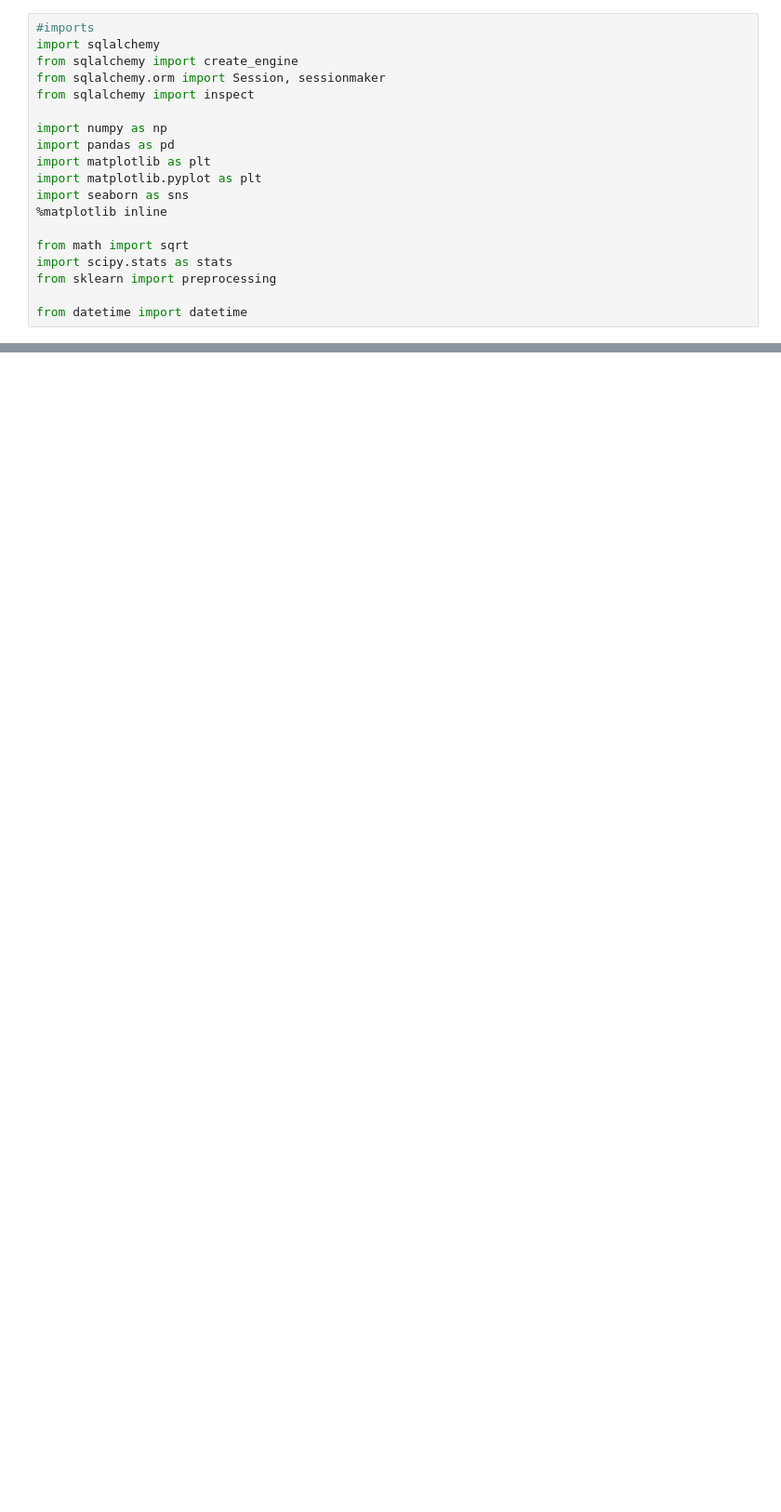
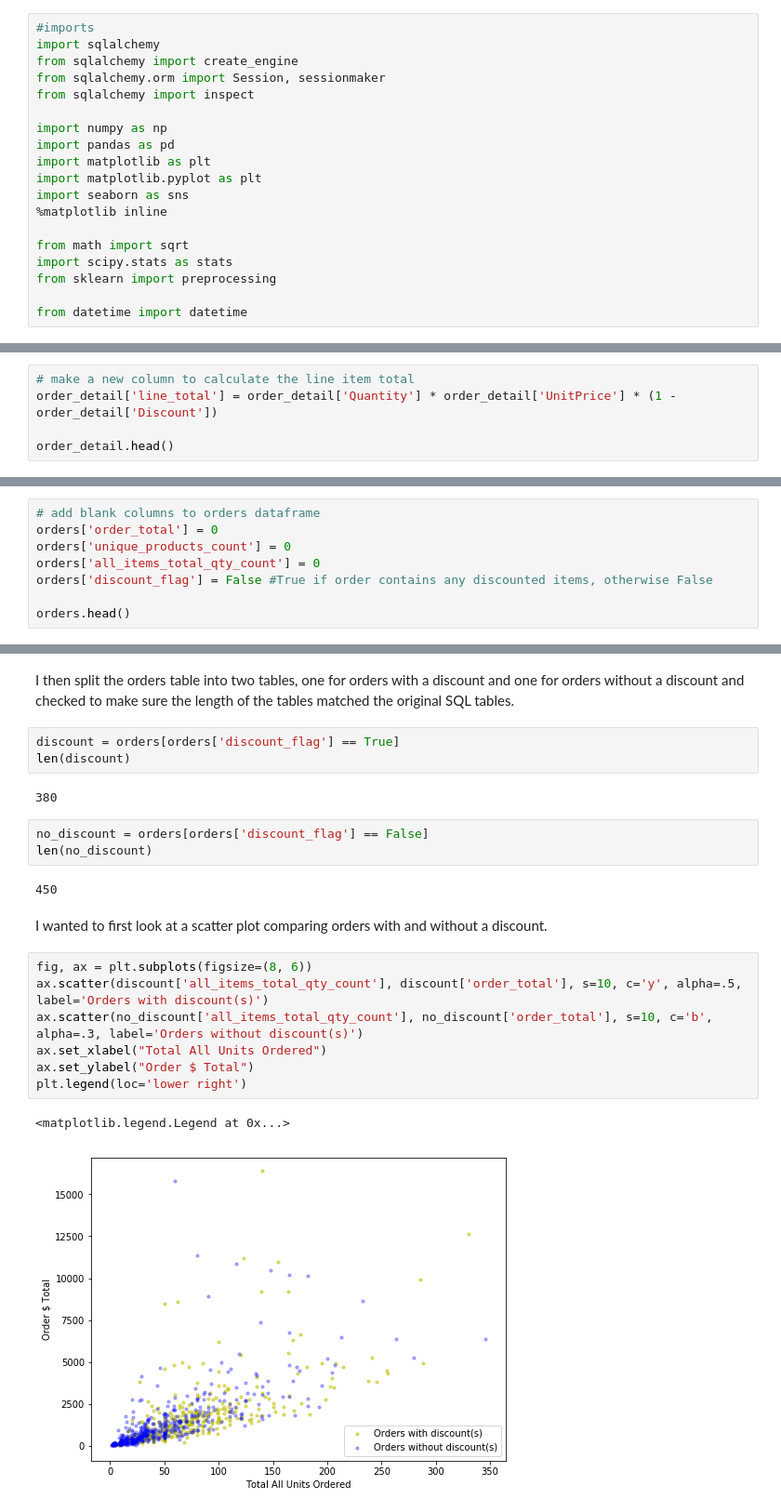
Before and after one commit to giorosati/dsc-2-final-project-online-ds-pt-100118, a Jupyter notebook: northwind_v3.ipynb, the cells around one changed output, grey strips where cells are left out. Shown at 93% size. Saved outputs shown, nothing was run; the diff lists cells and outputs as text; blank space fills up the shorter version.

```diff
--- a/northwind_v3.ipynb
+++ b/northwind_v3.ipynb
@@ -34,0 +185,5 @@ session = Session()
+# %%
+# make a new column to calculate the line item total
+order_detail['line_total'] = order_detail['Quantity'] * order_detail['UnitPrice'] * (1 - order_detail['Discount'])
+
+order_detail.head()
@@ -34,0 +276,8 @@ session = Session()
+# %%
+# add blank columns to orders dataframe
+orders['order_total'] = 0
+orders['unique_products_count'] = 0
+orders['all_items_total_qty_count'] = 0
+orders['discount_flag'] = False #True if order contains any discounted items, otherwise False
+
+orders.head()
@@ -34,0 +335,24 @@ session = Session()
+# %% [markdown]
+I then split the orders table into two tables, one for orders with a discount and one for orders without a discount and checked to make sure the length of the tables matched the original SQL tables.
+# %%
+discount = orders[orders['discount_flag'] == True]
+len(discount)
+# %% [output]
+380
+# %%
+no_discount = orders[orders['discount_flag'] == False]
+len(no_discount)
+# %% [output]
+450
+# %% [markdown]
+I wanted to first look at a scatter plot comparing orders with and without a discount.
+# %%
+fig, ax = plt.subplots(figsize=(8, 6))
+ax.scatter(discount['all_items_total_qty_count'], discount['order_total'], s=10, c='y', alpha=.5, label='Orders with discount(s)')
+ax.scatter(no_discount['all_items_total_qty_count'], no_discount['order_total'], s=10, c='b', alpha=.3, label='Orders without discount(s)')
+ax.set_xlabel("Total All Units Ordered")
+ax.set_ylabel("Order $ Total")
+plt.legend(loc='lower right')
+# %% [output]
+<matplotlib.legend.Legend at 0x...>
+[figure, added]
```
Also changed, not shown: parts of 42 cells of this notebook, 1 other file.
